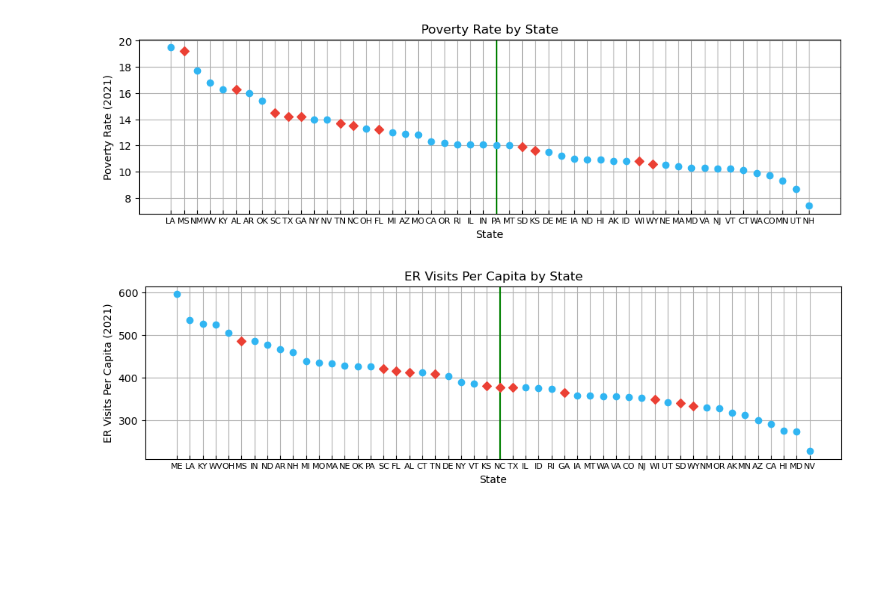
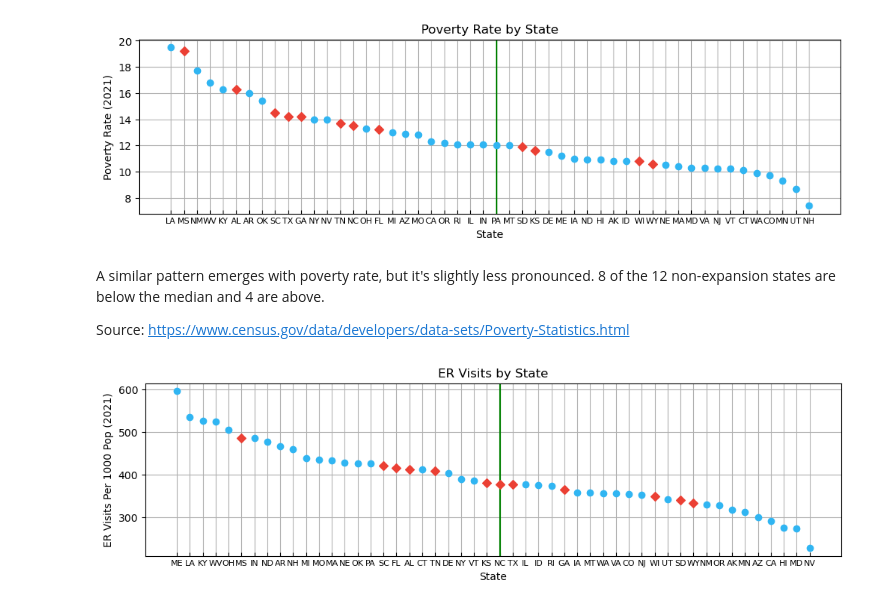
Before and after one commit to bdiamond2/medicaid-expansion-analysis, a Jupyter notebook: medicaid_expansion.ipynb, the cells around one changed output. Drawn from its saved outputs; the diff is of its cells as text; code cells hidden in the pictures; blank space fills up the shorter version.

```diff
--- a/medicaid_expansion.ipynb
+++ b/medicaid_expansion.ipynb
@@ -161,7 +169,11 @@ make_plot(df_life_exp, 'life_exp', 'Life Expectancy (2020)', 'Life Expectancy by
 make_plot(df_poverty, 'poverty_rate', 'Poverty Rate (2021)', 'Poverty Rate by State')
 # %% [output]
 [figure]
+# %% [markdown]
+A similar pattern emerges with poverty rate, but it's slightly less pronounced. 8 of the 12 non-expansion states are below the median and 4 are above.
+
+Source: https://www.census.gov/data/developers/data-sets/Poverty-Statistics.html
 # %%
-make_plot(df_er, 'er_visits', 'ER Visits Per 1000 (2021)', 'ER Visits Per 1000 by State')
+make_plot(df_er, 'er_visits', 'ER Visits Per 1000 Pop (2021)', 'ER Visits by State')
 # %% [output]
-[figure, old version]
+[figure, new version]
```
Also changed, not shown: parts of 8 cells of this notebook, 1 other file.
